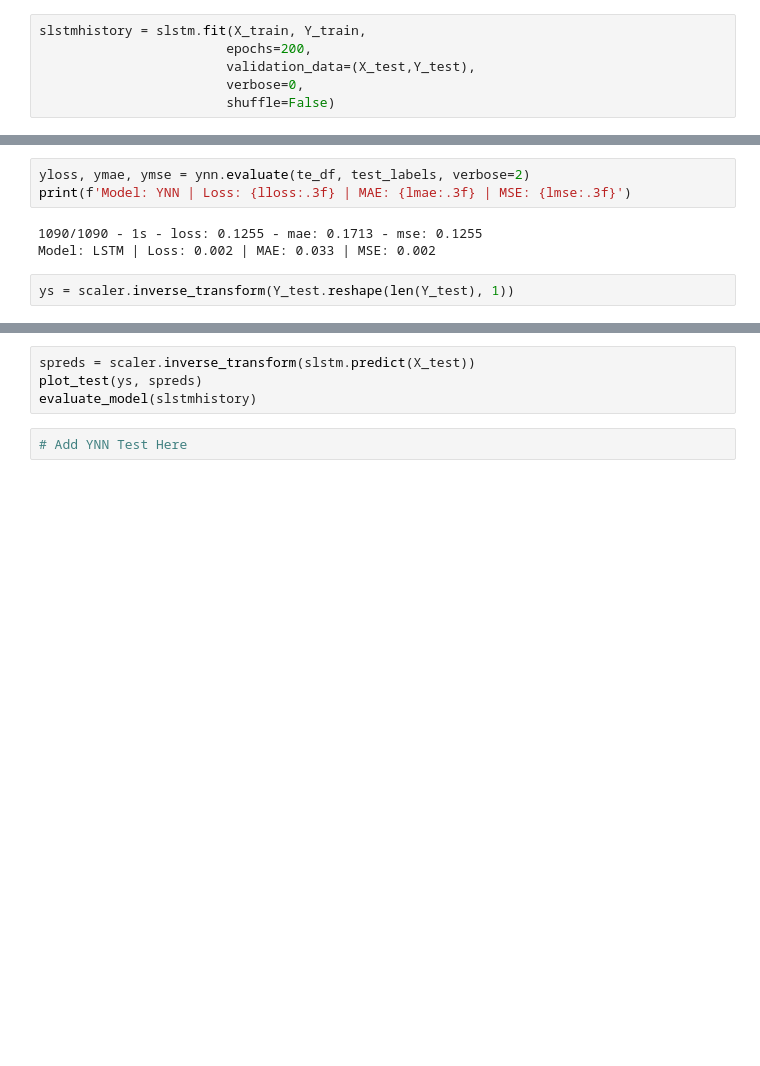
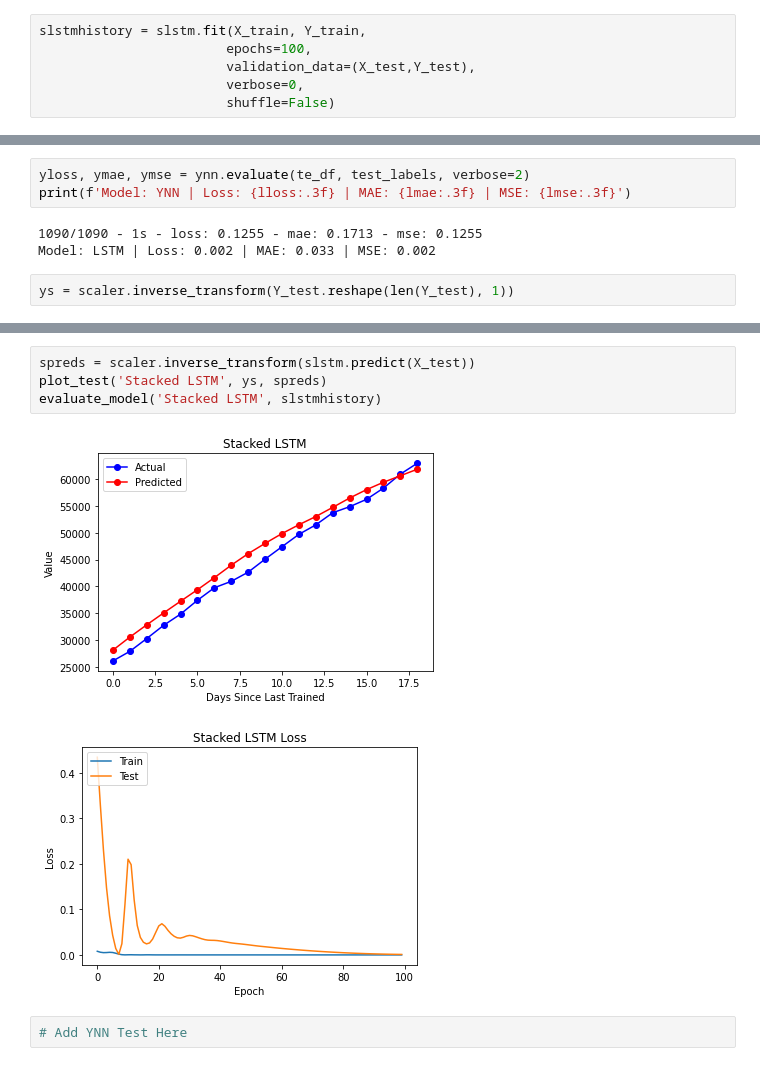
Before and after one commit to funkshun/comp-562-final, a Jupyter notebook: models.ipynb, the cells around one changed output, grey strips where cells are left out. Drawn from its saved outputs; the diff is of its cells as text; blank space fills up the shorter version.

```diff
--- a/models.ipynb
+++ b/models.ipynb
@@ -210,7 +213,7 @@ lstmhistory = lstm.fit(X_train, Y_train,
                        shuffle=False)
 # %%
 slstmhistory = slstm.fit(X_train, Y_train,
-                        epochs=200,
+                        epochs=100,
                         validation_data=(X_test,Y_test),
                         verbose=0,
                         shuffle=False)
@@ -258,6 +267,9 @@ evaluate_model(lstmhistory)
 # %%
 spreds = scaler.inverse_transform(slstm.predict(X_test))
-plot_test(ys, spreds)
-evaluate_model(slstmhistory)
+plot_test('Stacked LSTM', ys, spreds)
+evaluate_model('Stacked LSTM', slstmhistory)
+# %% [output]
+[figure, added]
+[figure, added]
 # %%
 # Add YNN Test Here
```
Also changed, not shown: parts of 7 cells of this notebook, 5 other files.
